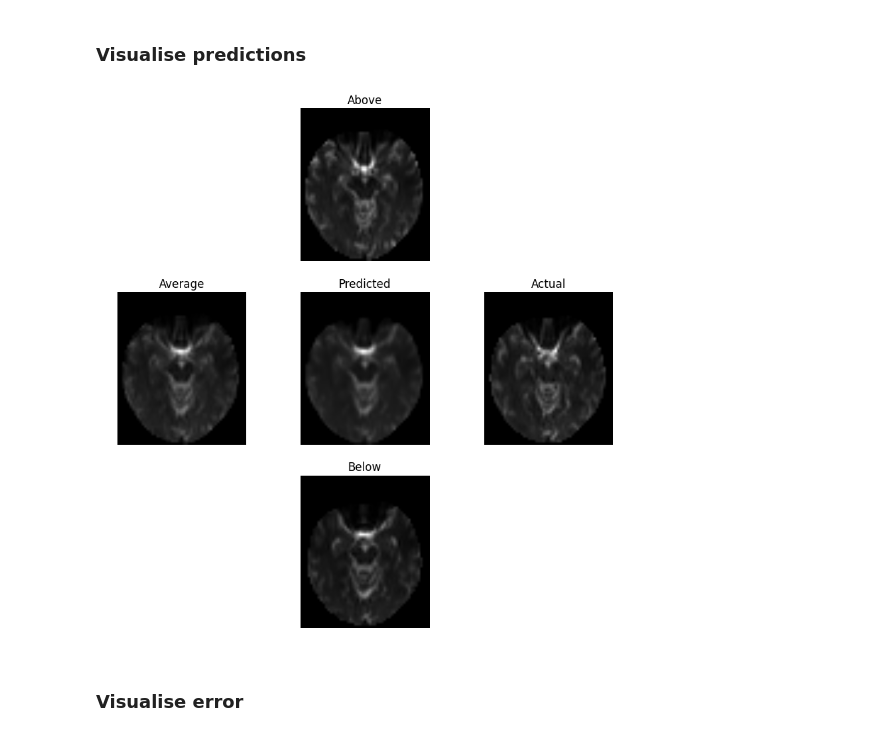
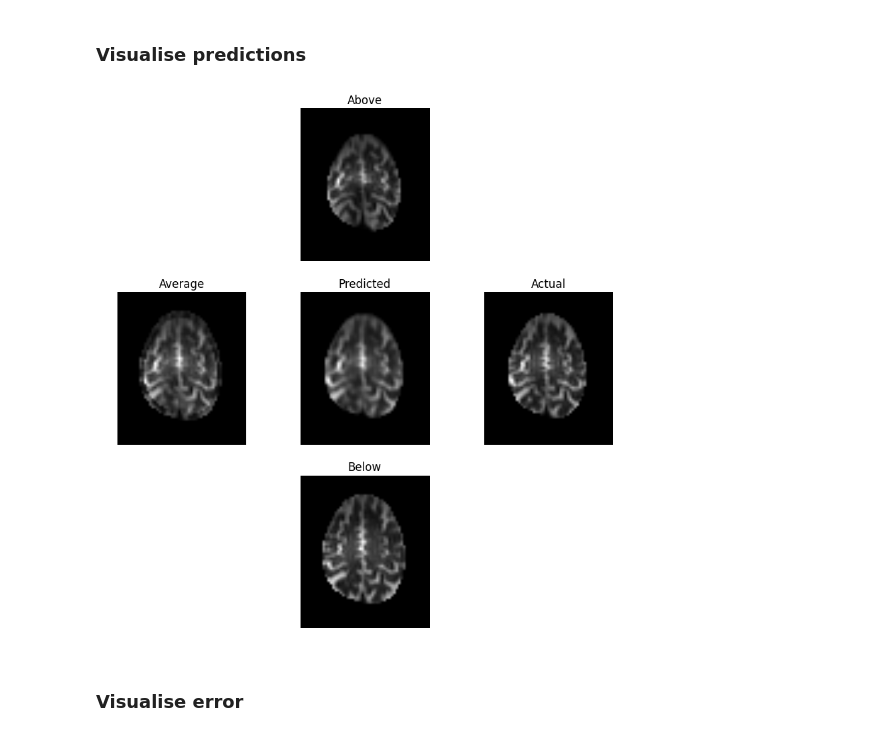
Before and after one commit to shivamdhall/MRIDataHarmonisation, a Jupyter notebook: Development/CNN_Slice_Predictor-2.ipynb, the cells around one changed output. Cells and saved outputs as stored; diff of their text form; code cells hidden in the pictures.

```diff
--- a/Development/CNN_Slice_Predictor-2.ipynb
+++ b/Development/CNN_Slice_Predictor-2.ipynb
@@ -542,9 +542,9 @@ MSE of mean predictions is 1.597265 times larger than that of the CNN prediction
 # %% [markdown]
 ### Visualise predictions
 # %%
-viz_pred(inputs, predictions, labels, 1200)
+viz_pred(inputs, predictions, labels, 2)
 # %% [output]
-[figure, old version]
+[figure, new version]
 # %% [markdown]
 ### Visualise error
 # %%
```
Also changed, not shown: parts of 1 cell of this notebook, 1 other file.
